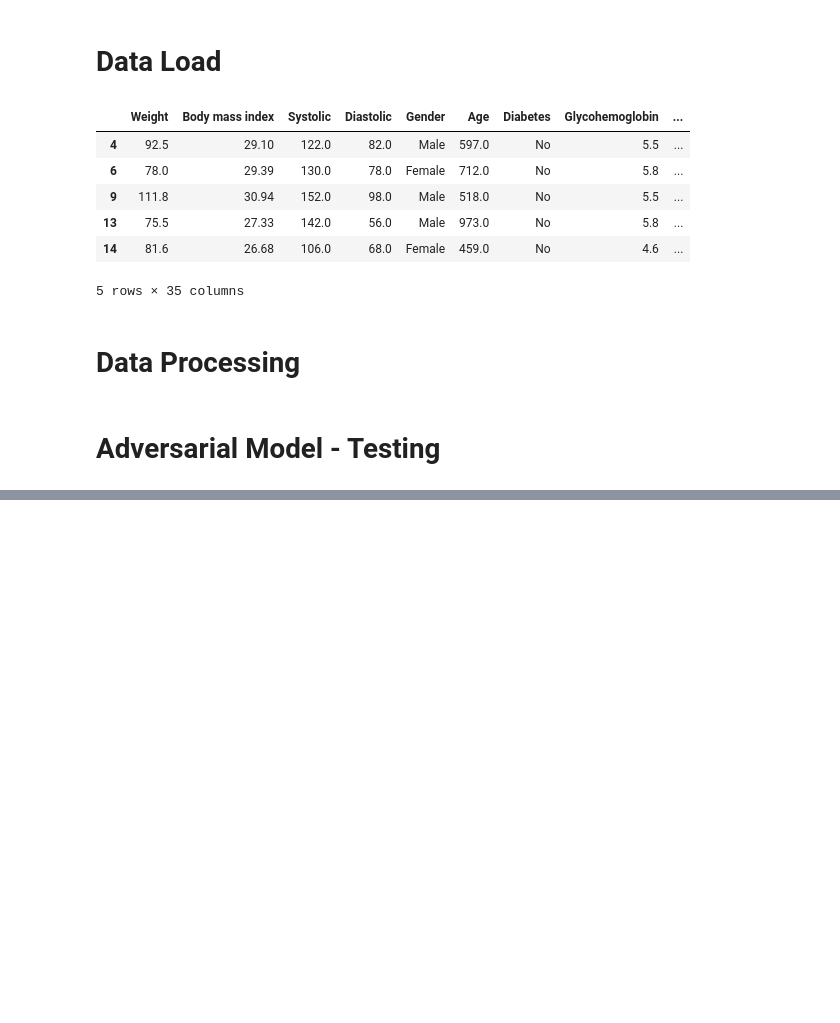
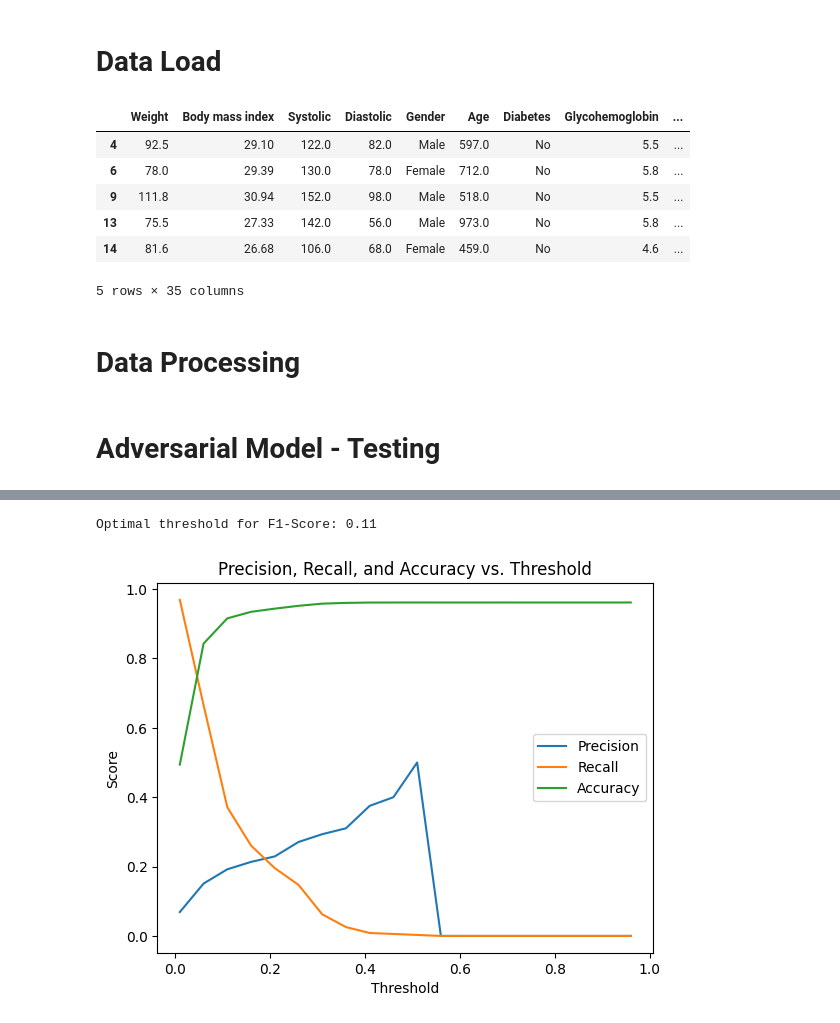
Before and after one commit to patsals/CHD-adversarial-nn, a Jupyter notebook: Adversarial Module.ipynb, the cells around one changed output, grey strips where cells are left out. Cells and saved outputs as stored; diff of their text form; code cells hidden in the pictures; blank space fills up the shorter version.

```diff
--- a/Adversarial Module.ipynb
+++ b/Adversarial Module.ipynb
@@ -427,0 +292,2 @@ b
+# %%
+y_val = y_val.astype(int)
@@ -427,0 +334,2 @@ b
+# %%
+raw_preds, _ = model.predict(X_val, raw_probabilities=True)
@@ -427,0 +339,25 @@ b
+# %%
+thresholds = np.arange(0.01,1, 0.05)
+f1_scores = []
+for t in thresholds:
+    preds = (raw_preds >= t).astype(int)
+    f1 = f1_score(y_val, preds)
+    f1_scores.append(f1)
+
+optimal_threshold = thresholds[f1_scores.index(max(f1_scores))]
+print(f"Optimal threshold for F1-Score: {optimal_threshold}")
+# %% [output]
+Optimal threshold for F1-Score: 0.11
+# %%
+metrics = thresholds_assessment(raw_preds, y_val, thresholds)
+# %%
+plt.plot(thresholds, metrics['Precision'], label='Precision')
+plt.plot(thresholds, metrics['Recall'], label='Recall')
+plt.plot(thresholds, metrics['Accuracy'], label='Accuracy')
+plt.xlabel('Threshold')
+plt.ylabel('Score')
+plt.title('Precision, Recall, and Accuracy vs. Threshold')
+plt.legend()
+plt.show()
+# %% [output]
+[figure, added]
```
Also changed, not shown: parts of 34 cells of this notebook, 1 other file.
